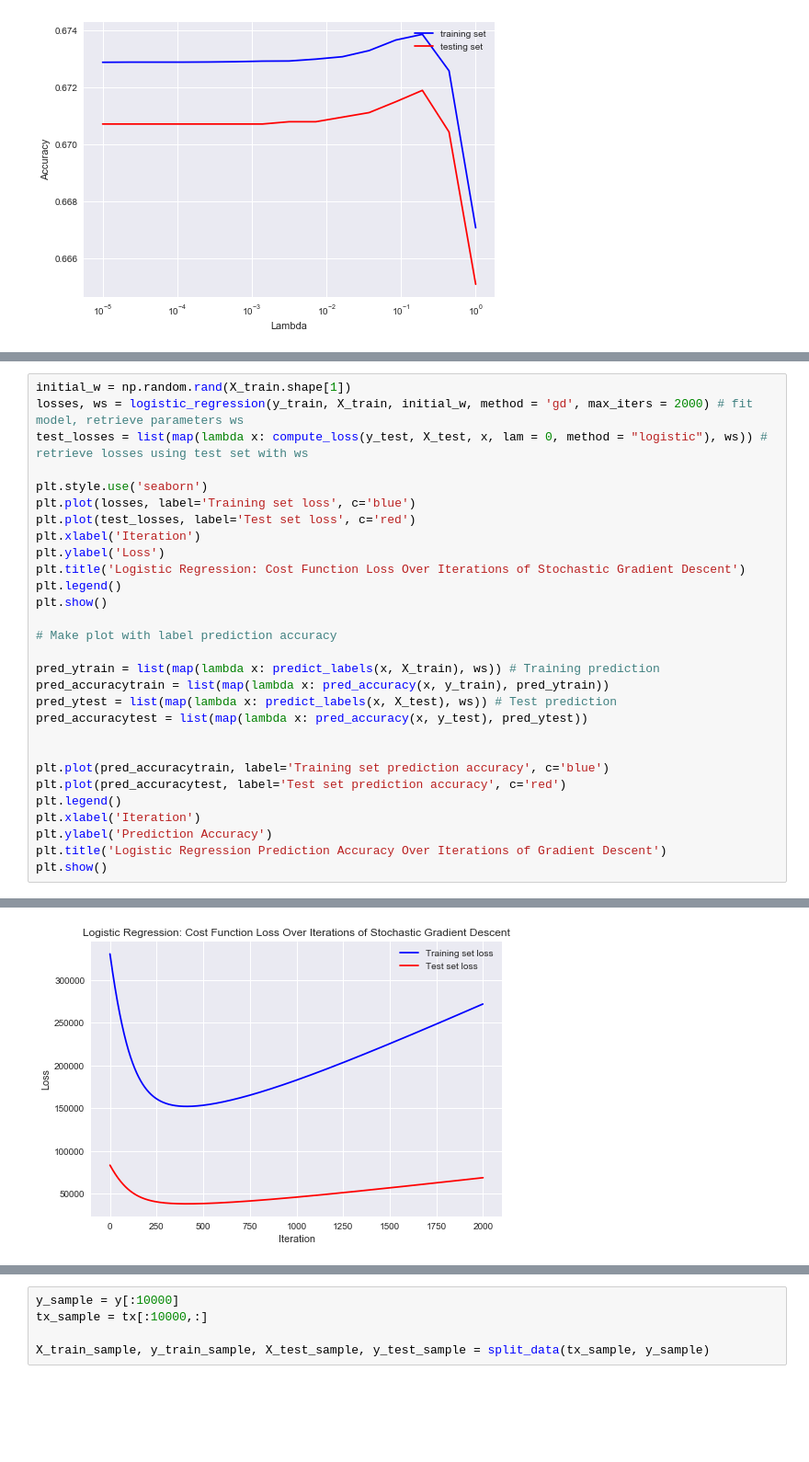
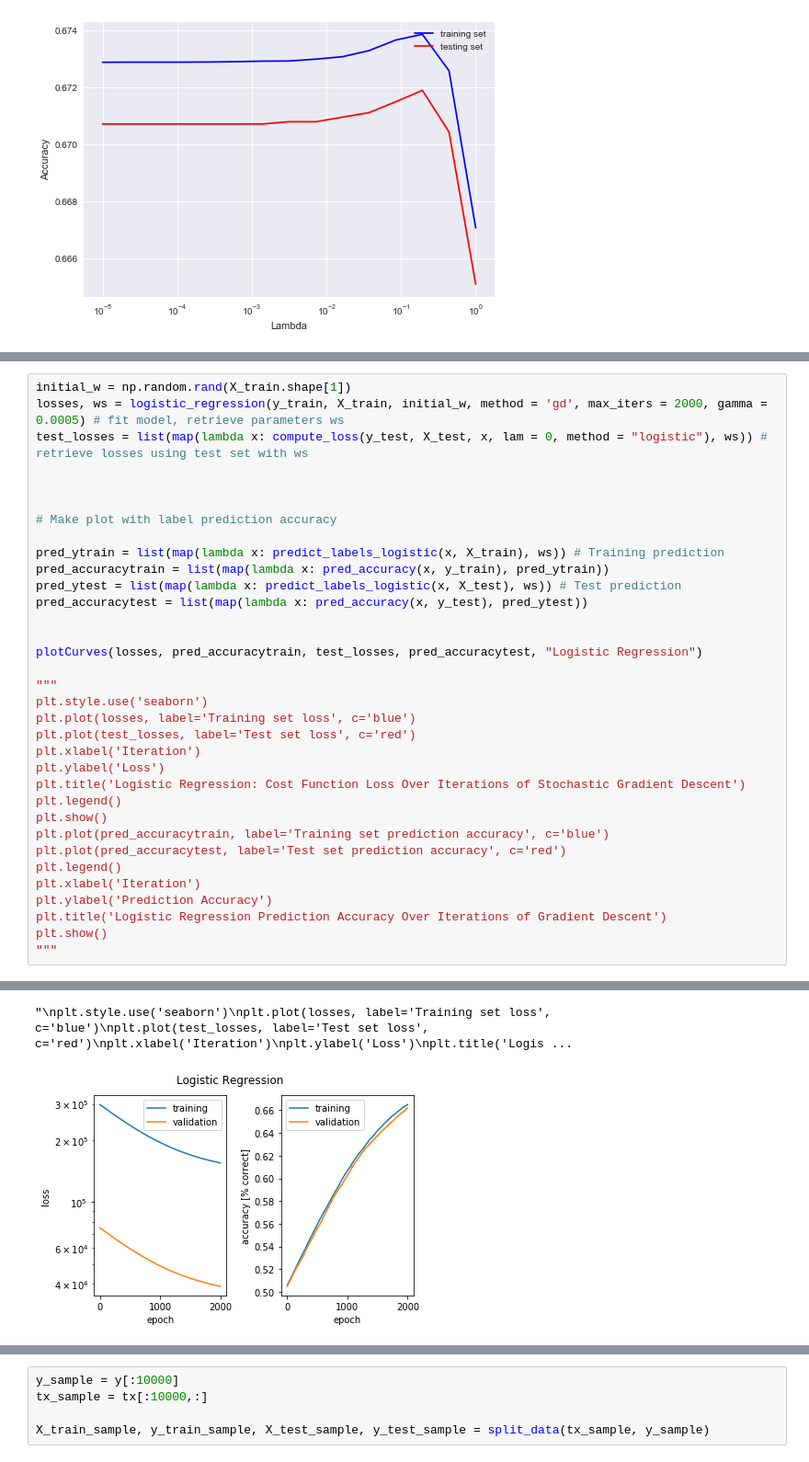
Before and after one commit to hhschede/machine_learning, a Jupyter notebook: project_1/main.ipynb, the cells around one changed output, grey strips where cells are left out. Shown: that part at 92% size. Drawn from its saved outputs; the diff is of its cells as text; blank space fills up the shorter version.

```diff
--- a/project_1/main.ipynb
+++ b/project_1/main.ipynb
@@ -292,8 +258,21 @@ def plotCurves(tr_loss, tr_acc, ts_loss, ts_acc, title):
 # %%
 initial_w = np.random.rand(X_train.shape[1])
-losses, ws = logistic_regression(y_train, X_train, initial_w, method = 'gd', max_iters = 2000) # fit model, retrieve parameters ws
+losses, ws = logistic_regression(y_train, X_train, initial_w, method = 'gd', max_iters = 2000, gamma = 0.0005) # fit model, retrieve parameters ws
 test_losses = list(map(lambda x: compute_loss(y_test, X_test, x, lam = 0, method = "logistic"), ws)) # retrieve losses using test set with ws
 
+
+
+# Make plot with label prediction accuracy
+
+pred_ytrain = list(map(lambda x: predict_labels_logistic(x, X_train), ws)) # Training prediction
+pred_accuracytrain = list(map(lambda x: pred_accuracy(x, y_train), pred_ytrain))
+pred_ytest = list(map(lambda x: predict_labels_logistic(x, X_test), ws)) # Test prediction
+pred_accuracytest = list(map(lambda x: pred_accuracy(x, y_test), pred_ytest))
+
+
+plotCurves(losses, pred_accuracytrain, test_losses, pred_accuracytest, "Logistic Regression")
+
+"""
 plt.style.use('seaborn')
 plt.plot(losses, label='Training set loss', c='blue')
 plt.plot(test_losses, label='Test set loss', c='red')
@@ -302,15 +281,6 @@ plt.ylabel('Loss')
 plt.title('Logistic Regression: Cost Function Loss Over Iterations of Stochastic Gradient Descent')
 plt.legend()
 plt.show()
-
-# Make plot with label prediction accuracy
-
-pred_ytrain = list(map(lambda x: predict_labels(x, X_train), ws)) # Training prediction
-pred_accuracytrain = list(map(lambda x: pred_accuracy(x, y_train), pred_ytrain))
-pred_ytest = list(map(lambda x: predict_labels(x, X_test), ws)) # Test prediction
-pred_accuracytest = list(map(lambda x: pred_accuracy(x, y_test), pred_ytest))
-
-
 plt.plot(pred_accuracytrain, label='Training set prediction accuracy', c='blue')
 plt.plot(pred_accuracytest, label='Test set prediction accuracy', c='red')
 plt.legend()
@@ -318,4 +288,5 @@ plt.xlabel('Iteration')
 plt.ylabel('Prediction Accuracy')
 plt.title('Logistic Regression Prediction Accuracy Over Iterations of Gradient Descent')
 plt.show()
+"""
 # %% [output]
@@ -326 +297,2 @@ iteration: 1500 | loss : 225738.6592169643
+"\nplt.style.use('seaborn')\nplt.plot(losses, label='Training set loss', c='blue')\nplt.plot(test_losses, label='Test set loss', c='red')\nplt.xlabel('Iteration')\nplt.ylabel('Loss')\nplt.title('Logis ...
-[figure, old version]
+[figure, new version]
```
Also changed, not shown: parts of 14 cells of this notebook, 2 other files.
